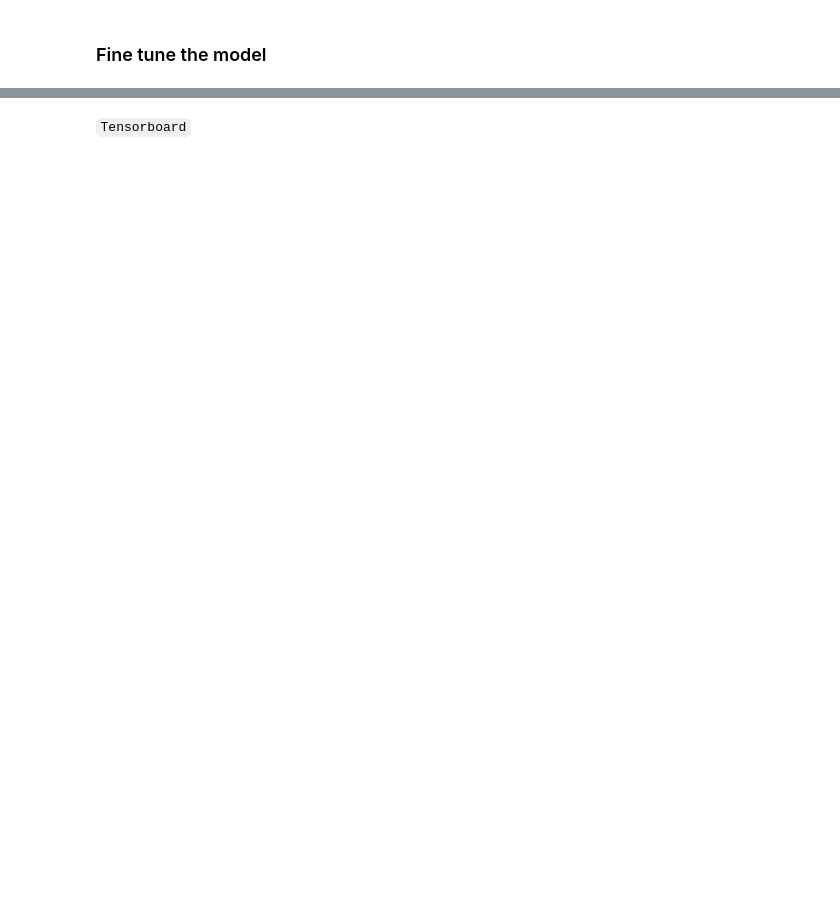
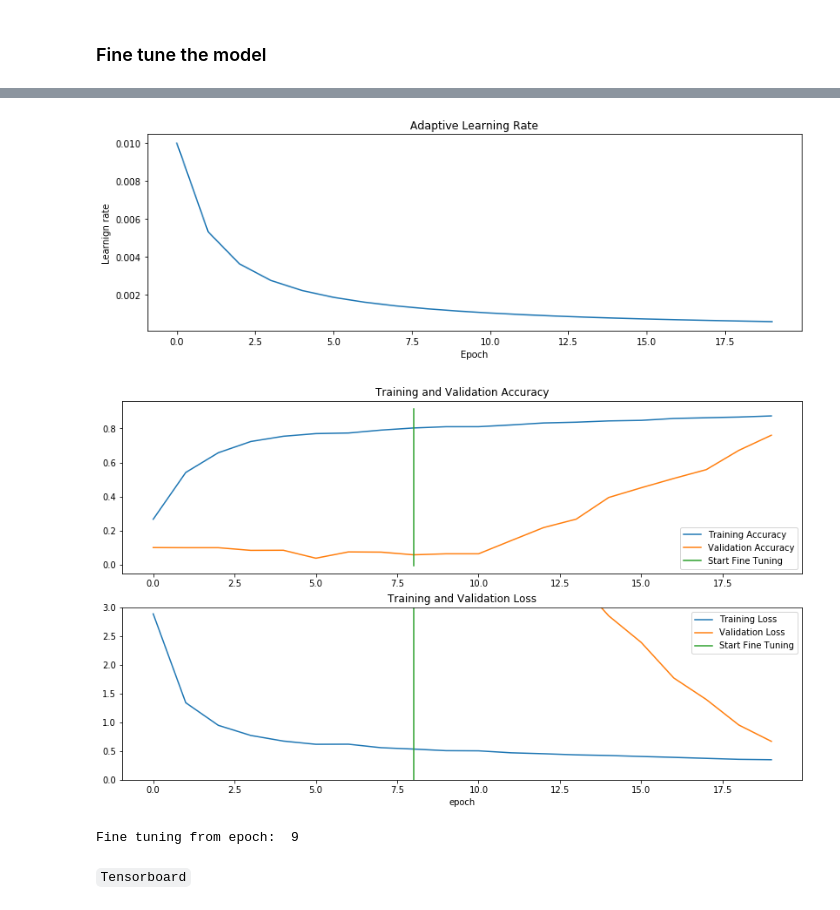
Before and after one commit to henriklg/teacher-student-framework, a Jupyter notebook: code/hyper-kvasir/noisy_studnet.ipynb, the cells around one changed output, grey strips where cells are left out. Drawn from its saved outputs; the diff is of its cells as text; code cells hidden in the pictures; blank space fills up the shorter version.

```diff
--- a/code/hyper-kvasir/noisy_studnet.ipynb
+++ b/code/hyper-kvasir/noisy_studnet.ipynb
@@ -265,11 +268,0 @@ print("Number of layers unfreezed: ", len(resnet50_model.trainable_variables))
-# %%
-if config['optimizer'] == 'Adam':
-    opt = tf.keras.optimizers.Adam(learning_rate=learning_rate)
-elif config['optimizer'] == 'SGD':
-    opt = tf.keras.optimizers.SGD(learning_rate=learning_rate)
-
-resnet50_model.compile(
-    optimizer=opt,
-    loss='sparse_categorical_crossentropy',
-    metrics=['sparse_categorical_accuracy']
-)
@@ -276,13 +297,15 @@ resnet50_model.compile(
 # %%
-total_epochs = history.epoch[-1] + fine_tune_epochs
+total_epochs = last_epoch + fine_tune_epochs
 
 history_fine = resnet50_model.fit(
     train_ds,
     steps_per_epoch = train_steps,
     epochs = total_epochs,
-    initial_epoch = history.epoch[-1],
+    initial_epoch = last_epoch,
     validation_data = test_ds,
     validation_steps = test_steps,
     validation_freq = 1,
     callbacks = callbacks
 )
+
+last_epoch = history_fine.epoch[-1]+1
@@ -293,29 +334,43 @@ val_acc += history_fine.history['val_sparse_categorical_accuracy']
 
 loss += history_fine.history['loss']
 val_loss += history_fine.history['val_loss']
+
+lr += history_fine.history['lr']
 # %%
+# Plot the learning rate
+plt.figure(figsize=(13, 4))
+plt.plot(range(last_epoch), lr, label='Learning Rate')
+plt.xlabel('Epoch')
+plt.ylabel('Learnign rate')
+plt.savefig(log_dir+'/learning_rate.png')
+plt.title('Adaptive Learning Rate');
+
 # Subplot 1
 plt.figure(figsize=(14, 8))
 plt.subplot(2, 1, 1)
 plt.plot(acc, label='Training Accuracy')
 plt.plot(val_acc, label='Validation Accuracy')
 plt.plot([history.epoch[-1]-1,history.epoch[-1]-1],
           plt.ylim(), label='Start Fine Tuning')
 plt.legend(loc='lower right')
 plt.title('Training and Validation Accuracy')
 
 # Subplot 2
 plt.subplot(2, 1, 2)
 plt.plot(loss, label='Training Loss')
 plt.plot(val_loss, label='Validation Loss')
 plt.ylim([0, 3.0])
 plt.plot([history.epoch[-1]-1,history.epoch[-1]-1],
          plt.ylim(), label='Start Fine Tuning')
 plt.legend(loc='upper right')
 plt.title('Training and Validation Loss')
 plt.xlabel('epoch')
 plt.show()
 
 print ("Fine tuning from epoch: ", history.epoch[-1])
+# %% [output]
+[figure, added]
+[figure, added]
+Fine tuning from epoch:  9
 # %% [markdown]
 `Tensorboard`
```
Also changed, not shown: parts of 26 cells of this notebook.
